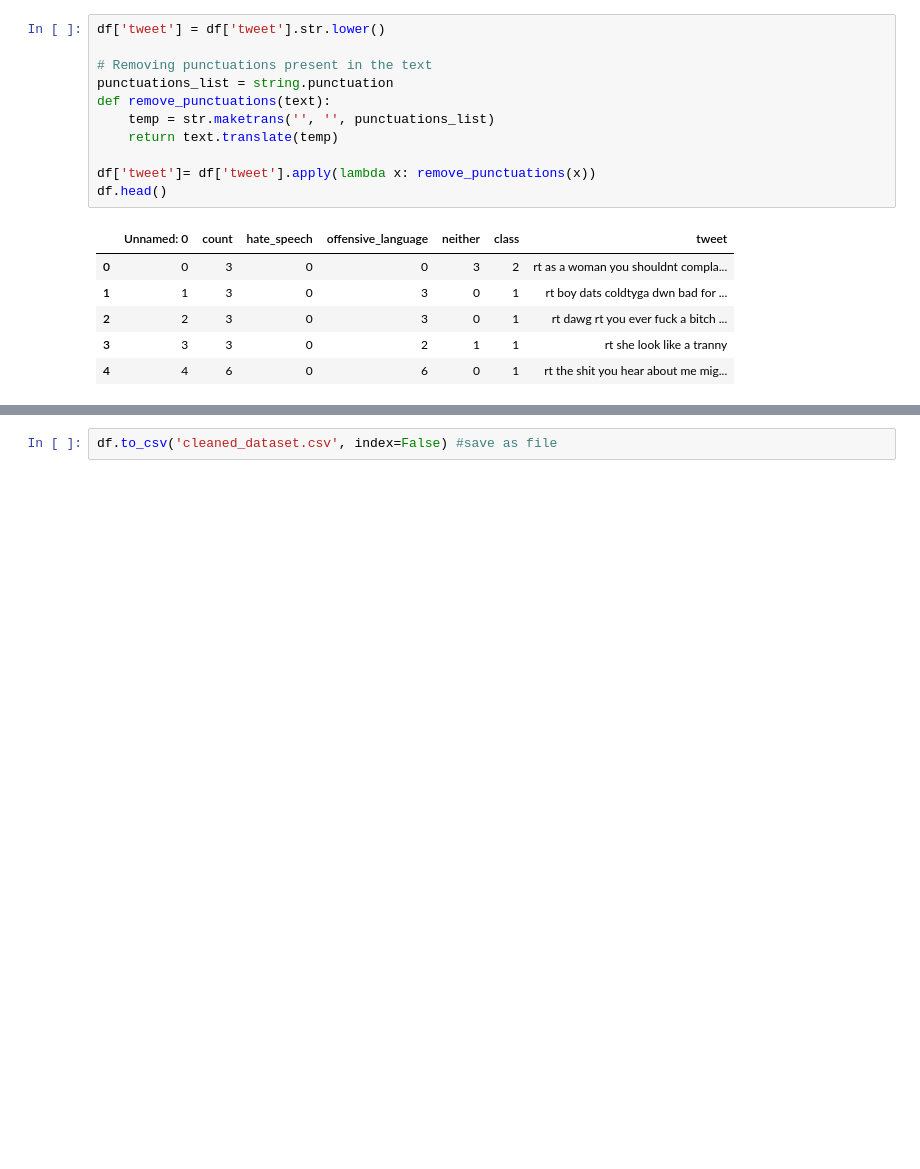
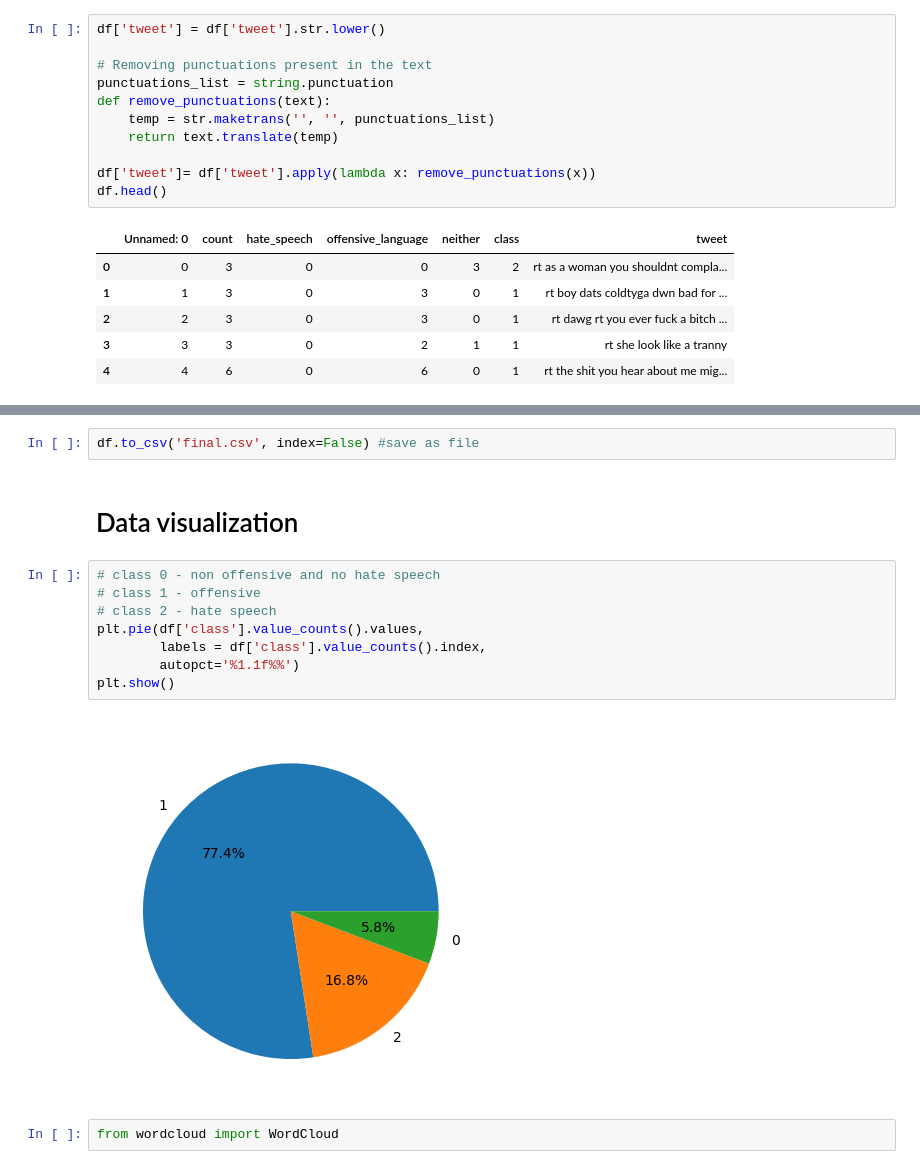
Before and after one commit to spring-board-b2-hate-speech/group-1, a Jupyter notebook: Data_Preprocessing/data_cleaning_final.ipynb, the cells around one changed output, grey strips where cells are left out. Drawn from its saved outputs; the diff is of its cells as text; blank space fills up the shorter version.

```diff
--- a/Data_Preprocessing/data_cleaning_final.ipynb
+++ b/Data_Preprocessing/data_cleaning_final.ipynb
@@ -174,2 +518,16 @@ df.head()
 # %%
-df.to_csv('cleaned_dataset.csv', index=False) #save as file
+df.to_csv('final.csv', index=False) #save as file
+# %% [markdown]
+# Data visualization
+# %%
+# class 0 - non offensive and no hate speech
+# class 1 - offensive
+# class 2 - hate speech
+plt.pie(df['class'].value_counts().values,
+		labels = df['class'].value_counts().index,
+		autopct='%1.1f%%')
+plt.show()
+# %% [output]
+[figure, added]
+# %%
+from wordcloud import WordCloud
```
Also changed, not shown: parts of 14 cells of this notebook.
